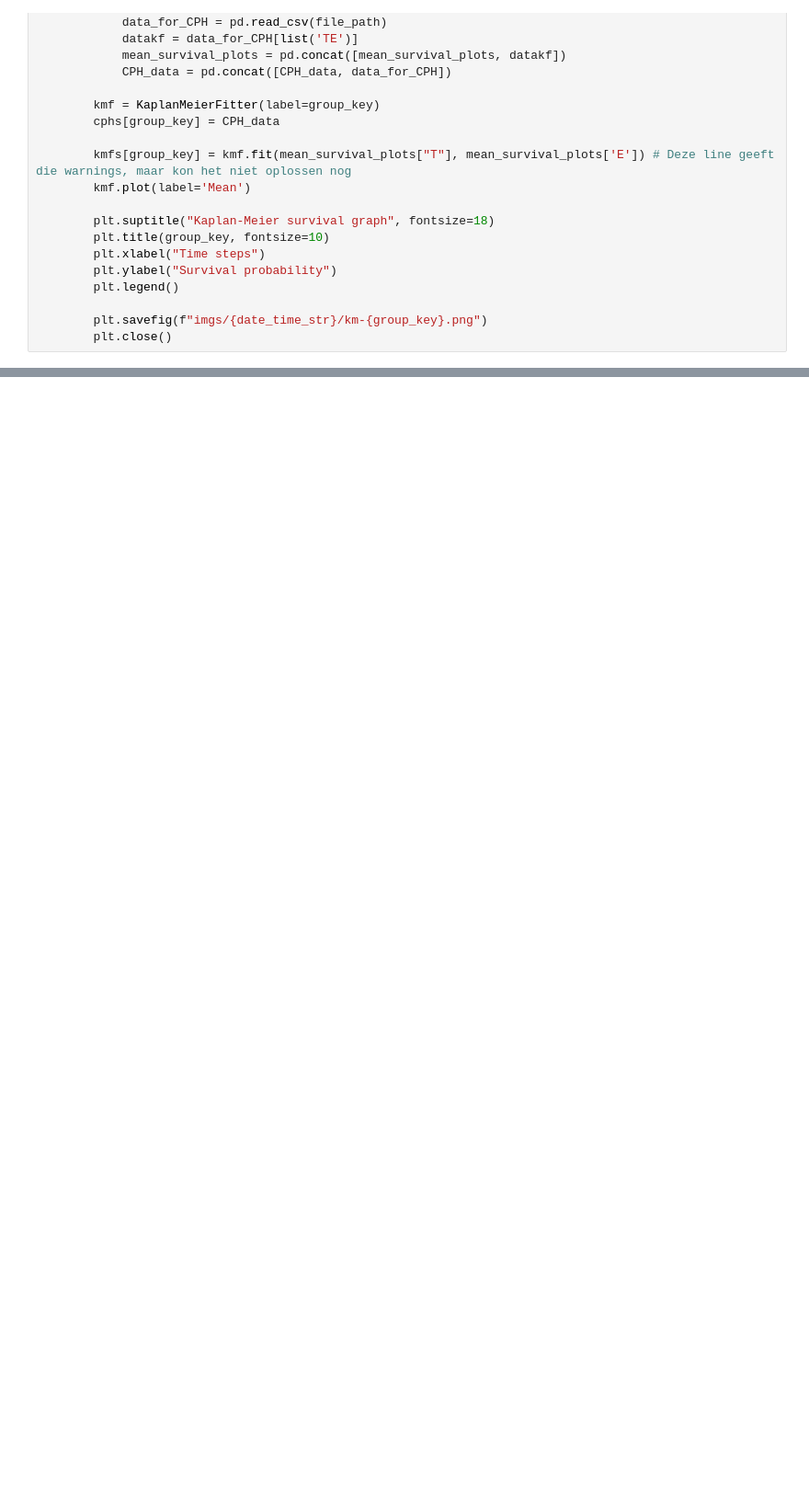
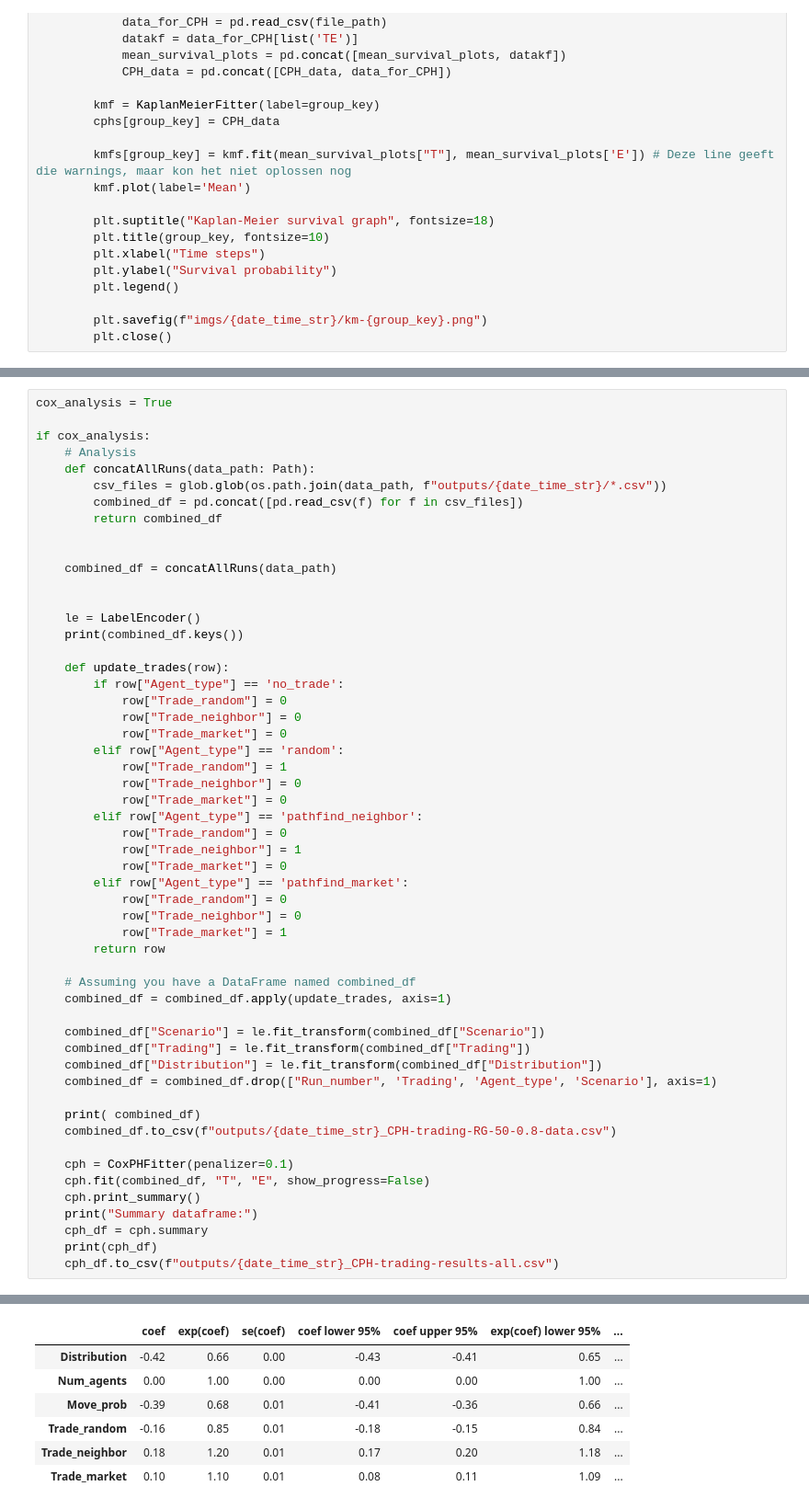
Before and after one commit to freek1/trading-agents, a Jupyter notebook: eval.ipynb, the cells around one changed output, grey strips where cells are left out. Shown at 92% size. Saved outputs shown, nothing was run; the diff lists cells and outputs as text; blank space fills up the shorter version.

```diff
--- a/eval.ipynb
+++ b/eval.ipynb
@@ -228,0 +626,55 @@ ConvergenceError: delta contains nan value(s). Convergence halted. Please see th
+# %%
+cox_analysis = True
+
+if cox_analysis:
+    # Analysis
+    def concatAllRuns(data_path: Path):
+        csv_files = glob.glob(os.path.join(data_path, f"outputs/{date_time_str}/*.csv"))
+        combined_df = pd.concat([pd.read_csv(f) for f in csv_files])
+        return combined_df
+
+
+    combined_df = concatAllRuns(data_path)
+
+
+    le = LabelEncoder()
+    print(combined_df.keys())
+
+    def update_trades(row):
+        if row["Agent_type"] == 'no_trade':
+            row["Trade_random"] = 0
+            row["Trade_neighbor"] = 0
+            row["Trade_market"] = 0
+        elif row["Agent_type"] == 'random':
+            row["Trade_random"] = 1
+            row["Trade_neighbor"] = 0
+            row["Trade_market"] = 0
+        elif row["Agent_type"] == 'pathfind_neighbor':
+            row["Trade_random"] = 0
+            row["Trade_neighbor"] = 1
+            row["Trade_market"] = 0
+        elif row["Agent_type"] == 'pathfind_market':
+            row["Trade_random"] = 0
+            row["Trade_neighbor"] = 0
+            row["Trade_market"] = 1
+        return row
+
+    # Assuming you have a DataFrame named combined_df
+    combined_df = combined_df.apply(update_trades, axis=1)
+
+    combined_df["Scenario"] = le.fit_transform(combined_df["Scenario"])
+    combined_df["Trading"] = le.fit_transform(combined_df["Trading"])
+    combined_df["Distribution"] = le.fit_transform(combined_df["Distribution"])
+    combined_df = combined_df.drop(["Run_number", 'Trading', 'Agent_type', 'Scenario'], axis=1)
+
+    print( combined_df)
+    combined_df.to_csv(f"outputs/{date_time_str}_CPH-trading-RG-50-0.8-data.csv")
+
+    cph = CoxPHFitter(penalizer=0.1)
+    cph.fit(combined_df, "T", "E", show_progress=False)
+    cph.print_summary()
+    print("Summary dataframe:")
+    cph_df = cph.summary
+    print(cph_df)
+    cph_df.to_csv(f"outputs/{date_time_str}_CPH-trading-results-all.csv")
+# %% [output]
@@ -228,0 +708,7 @@ ConvergenceError: delta contains nan value(s). Convergence halted. Please see th
+|  | coef | exp(coef) | se(coef) | coef lower 95% | coef upper 95% | exp(coef) lower 95% | ... |
+| Distribution | -0.42 | 0.66 | 0.00 | -0.43 | -0.41 | 0.65 | ... |
+| Num_agents | 0.00 | 1.00 | 0.00 | 0.00 | 0.00 | 1.00 | ... |
+| Move_prob | -0.39 | 0.68 | 0.01 | -0.41 | -0.36 | 0.66 | ... |
+| Trade_random | -0.16 | 0.85 | 0.01 | -0.18 | -0.15 | 0.84 | ... |
+| Trade_neighbor | 0.18 | 1.20 | 0.01 | 0.17 | 0.20 | 1.18 | ... |
+| Trade_market | 0.10 | 1.10 | 0.01 | 0.08 | 0.11 | 1.09 | ... |
```
Also changed, not shown: parts of 12 cells of this notebook, 13 other files.
